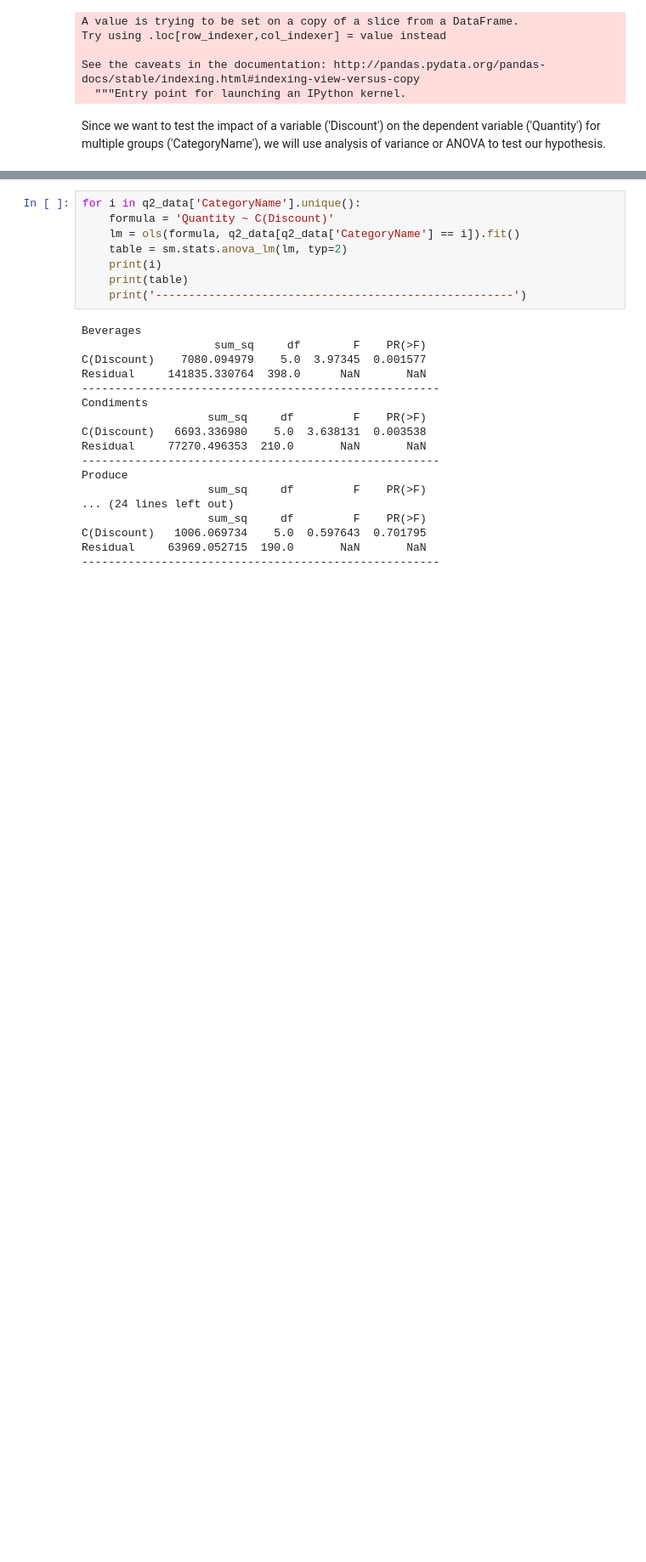
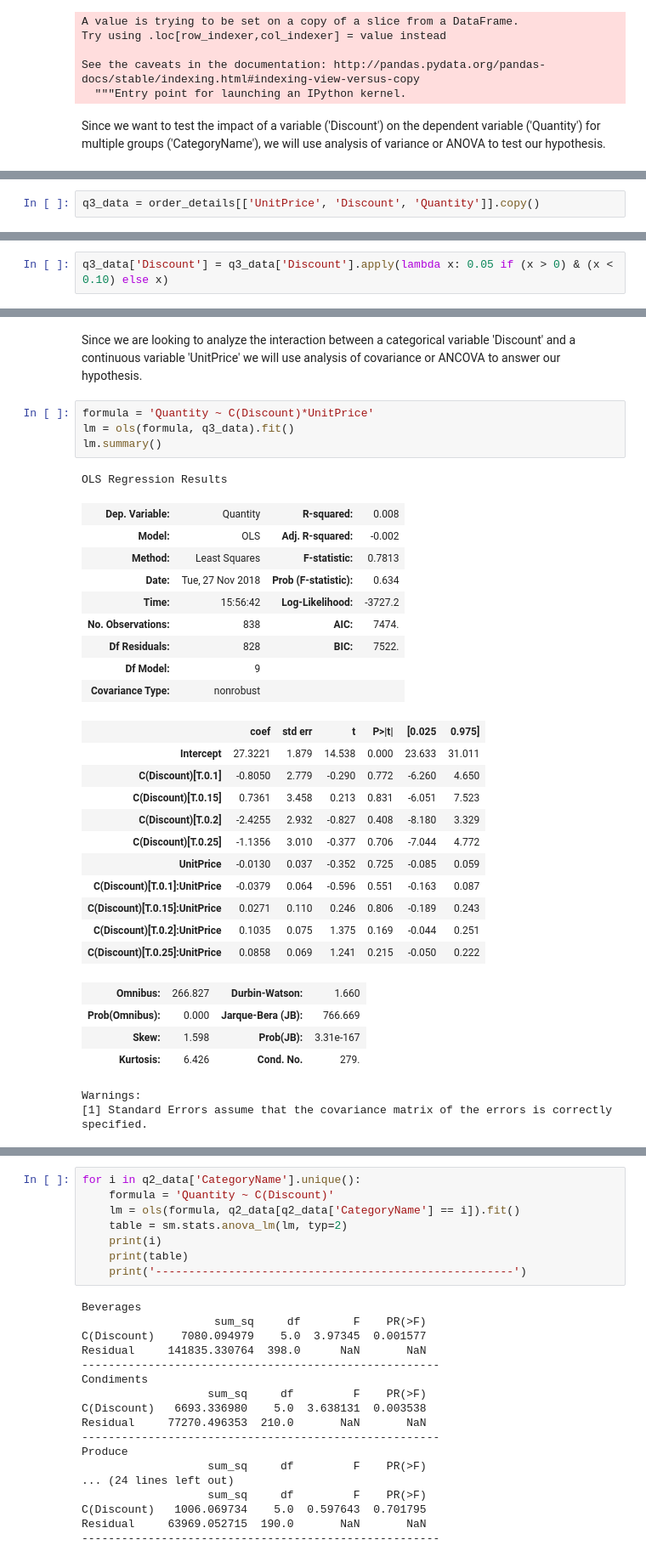
Before and after one commit to matthewsparr/Northwind-Database-Hypothesis-Testing, a Jupyter notebook: project.ipynb, the cells around one changed output, grey strips where cells are left out. Shown at 85% size. Saved outputs shown, nothing was run; the diff lists cells and outputs as text; blank space fills up the shorter version.

```diff
--- a/project.ipynb
+++ b/project.ipynb
@@ -267,0 +272,2 @@ We can do some additional analysis to look at each category individually to see
+# %%
+q3_data = order_details[['UnitPrice', 'Discount', 'Quantity']].copy()
@@ -267,0 +288,2 @@ We can do some additional analysis to look at each category individually to see
+# %%
+q3_data['Discount'] = q3_data['Discount'].apply(lambda x: 0.05 if (x > 0) & (x < 0.10) else x)
@@ -267,0 +300,34 @@ We can do some additional analysis to look at each category individually to see
+# %% [markdown]
+Since we are looking to analyze the interaction between a categorical variable 'Discount' and a continuous variable 'UnitPrice' we will use analysis of covariance or ANCOVA to answer our hypothesis.
+# %%
+formula = 'Quantity ~ C(Discount)*UnitPrice'
+lm = ols(formula, q3_data).fit()
+lm.summary()
+# %% [output]
+OLS Regression Results
+| Dep. Variable: | Quantity | R-squared: | 0.008 |
+| Model: | OLS | Adj. R-squared: | -0.002 |
+| Method: | Least Squares | F-statistic: | 0.7813 |
+| Date: | Tue, 27 Nov 2018 | Prob (F-statistic): | 0.634 |
+| Time: | 15:56:42 | Log-Likelihood: | -3727.2 |
+| No. Observations: | 838 | AIC: | 7474. |
+| Df Residuals: | 828 | BIC: | 7522. |
+| Df Model: | 9 |  |  |
+| Covariance Type: | nonrobust |  |  |
+|  | coef | std err | t | P>|t| | [0.025 | 0.975] |
+| Intercept | 27.3221 | 1.879 | 14.538 | 0.000 | 23.633 | 31.011 |
+| C(Discount)[T.0.1] | -0.8050 | 2.779 | -0.290 | 0.772 | -6.260 | 4.650 |
+| C(Discount)[T.0.15] | 0.7361 | 3.458 | 0.213 | 0.831 | -6.051 | 7.523 |
+| C(Discount)[T.0.2] | -2.4255 | 2.932 | -0.827 | 0.408 | -8.180 | 3.329 |
+| C(Discount)[T.0.25] | -1.1356 | 3.010 | -0.377 | 0.706 | -7.044 | 4.772 |
+| UnitPrice | -0.0130 | 0.037 | -0.352 | 0.725 | -0.085 | 0.059 |
+| C(Discount)[T.0.1]:UnitPrice | -0.0379 | 0.064 | -0.596 | 0.551 | -0.163 | 0.087 |
+| C(Discount)[T.0.15]:UnitPrice | 0.0271 | 0.110 | 0.246 | 0.806 | -0.189 | 0.243 |
+| C(Discount)[T.0.2]:UnitPrice | 0.1035 | 0.075 | 1.375 | 0.169 | -0.044 | 0.251 |
+| C(Discount)[T.0.25]:UnitPrice | 0.0858 | 0.069 | 1.241 | 0.215 | -0.050 | 0.222 |
+| Omnibus: | 266.827 | Durbin-Watson: | 1.660 |
+| Prob(Omnibus): | 0.000 | Jarque-Bera (JB): | 766.669 |
+| Skew: | 1.598 | Prob(JB): | 3.31e-167 |
+| Kurtosis: | 6.426 | Cond. No. | 279. |
+Warnings:
+[1] Standard Errors assume that the covariance matrix of the errors is correctly specified.
```
Also changed, not shown: parts of 42 cells of this notebook.
